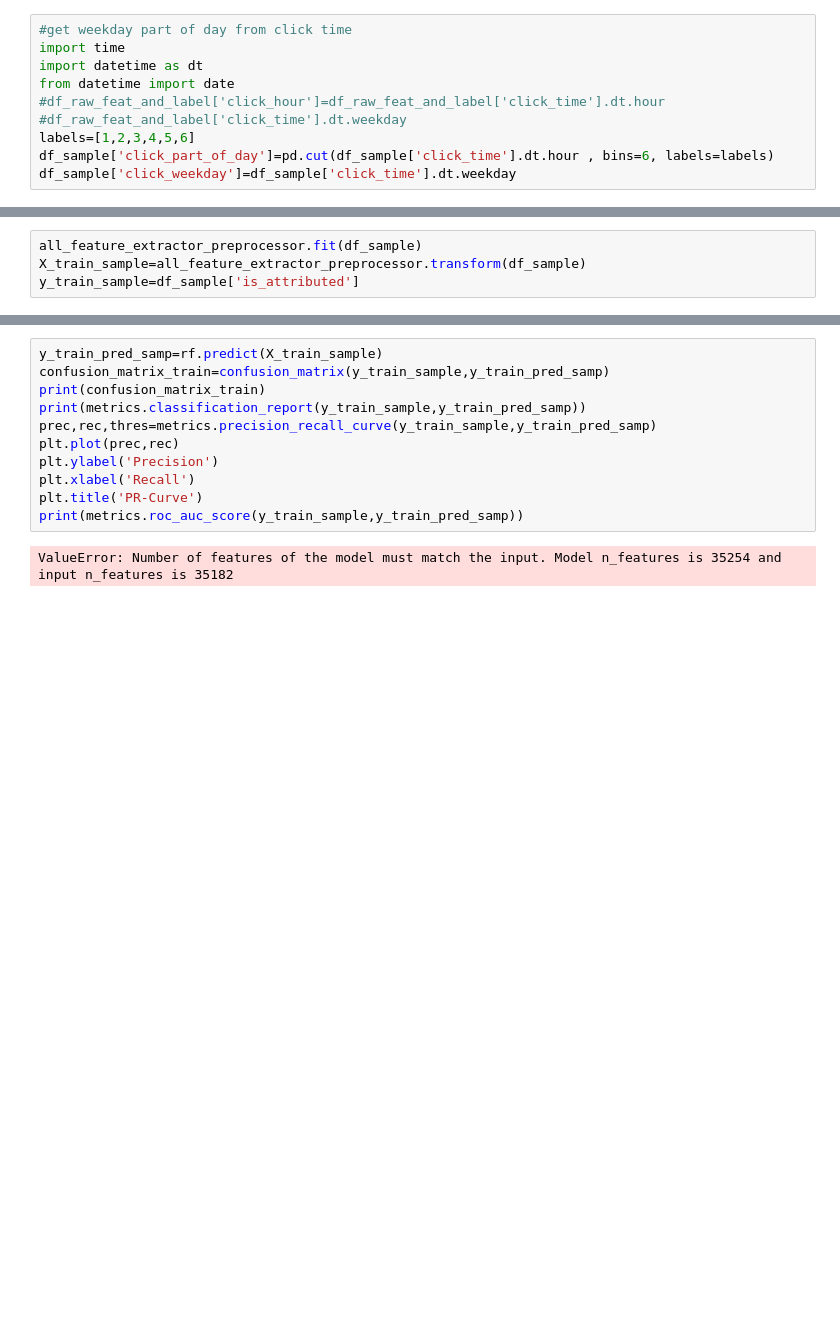
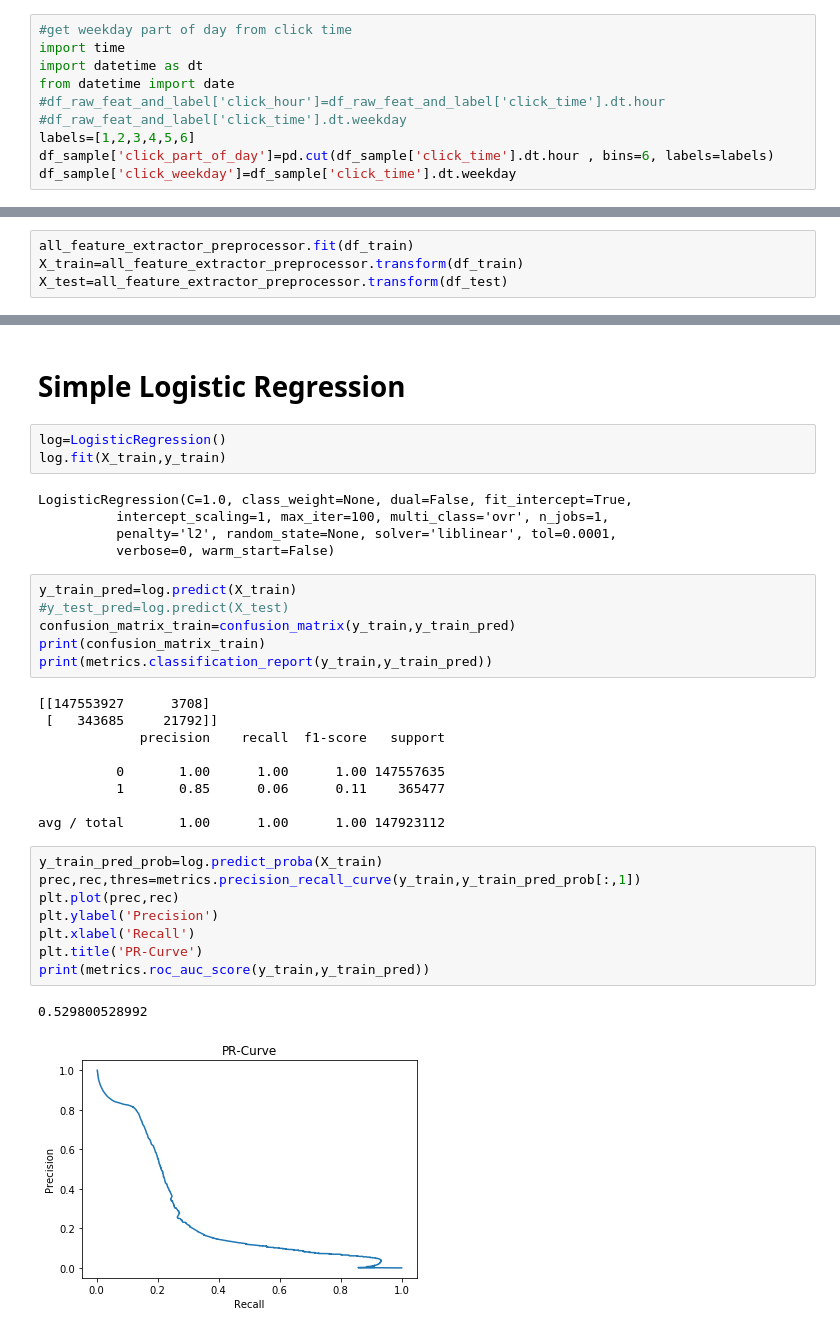
Before and after one commit to prraj67/ad_traffic_fraud, a Jupyter notebook: adtraffic_fraud_20180405.ipynb, the cells around one changed output, grey strips where cells are left out. Cells and saved outputs as stored; diff of their text form; blank space fills up the shorter version.

```diff
--- a/adtraffic_fraud_20180405.ipynb
+++ b/adtraffic_fraud_20180405.ipynb
@@ -673,7 +787,7 @@ for feat in cat:
 
 
 all_feature_extractor_preprocessor=FeatureUnion(transformer_list=transformer_list)
-# %%
-all_feature_extractor_preprocessor.fit(df_sample)
-X_train_sample=all_feature_extractor_preprocessor.transform(df_sample)
-y_train_sample=df_sample['is_attributed']
+# %%
+all_feature_extractor_preprocessor.fit(df_train)
+X_train=all_feature_extractor_preprocessor.transform(df_train)
+X_test=all_feature_extractor_preprocessor.transform(df_test)
@@ -680,13 +814,36 @@ y_train_sample=df_sample['is_attributed']
+# %% [markdown]
+# Simple Logistic Regression
+# %%
+log=LogisticRegression()
+log.fit(X_train,y_train)
+# %% [output]
+LogisticRegression(C=1.0, class_weight=None, dual=False, fit_intercept=True,
+          intercept_scaling=1, max_iter=100, multi_class='ovr', n_jobs=1,
+          penalty='l2', random_state=None, solver='liblinear', tol=0.0001,
+          verbose=0, warm_start=False)
+# %%
+y_train_pred=log.predict(X_train)
+#y_test_pred=log.predict(X_test)
+confusion_matrix_train=confusion_matrix(y_train,y_train_pred)
+print(confusion_matrix_train)
+print(metrics.classification_report(y_train,y_train_pred))
+# %% [output]
+[[147553927      3708]
+ [   343685     21792]]
+             precision    recall  f1-score   support
+
+          0       1.00      1.00      1.00 147557635
+          1       0.85      0.06      0.11    365477
+
+avg / total       1.00      1.00      1.00 147923112
 # %%
-y_train_pred_samp=rf.predict(X_train_sample)
-confusion_matrix_train=confusion_matrix(y_train_sample,y_train_pred_samp)
-print(confusion_matrix_train)
-print(metrics.classification_report(y_train_sample,y_train_pred_samp))
-prec,rec,thres=metrics.precision_recall_curve(y_train_sample,y_train_pred_samp)
+y_train_pred_prob=log.predict_proba(X_train)
+prec,rec,thres=metrics.precision_recall_curve(y_train,y_train_pred_prob[:,1])
 plt.plot(prec,rec)
 plt.ylabel('Precision')
 plt.xlabel('Recall')
 plt.title('PR-Curve')
-print(metrics.roc_auc_score(y_train_sample,y_train_pred_samp))
+print(metrics.roc_auc_score(y_train,y_train_pred))
 # %% [output]
-ValueError: Number of features of the model must match the input. Model n_features is 35254 and input n_features is 35182
+0.529800528992
+[figure, added]
```
Also changed, not shown: parts of 45 cells of this notebook.
